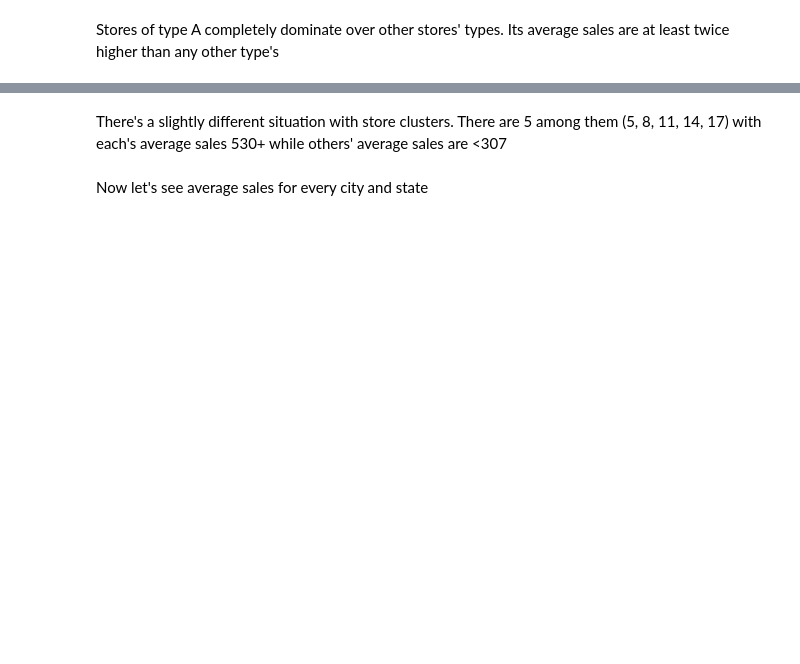
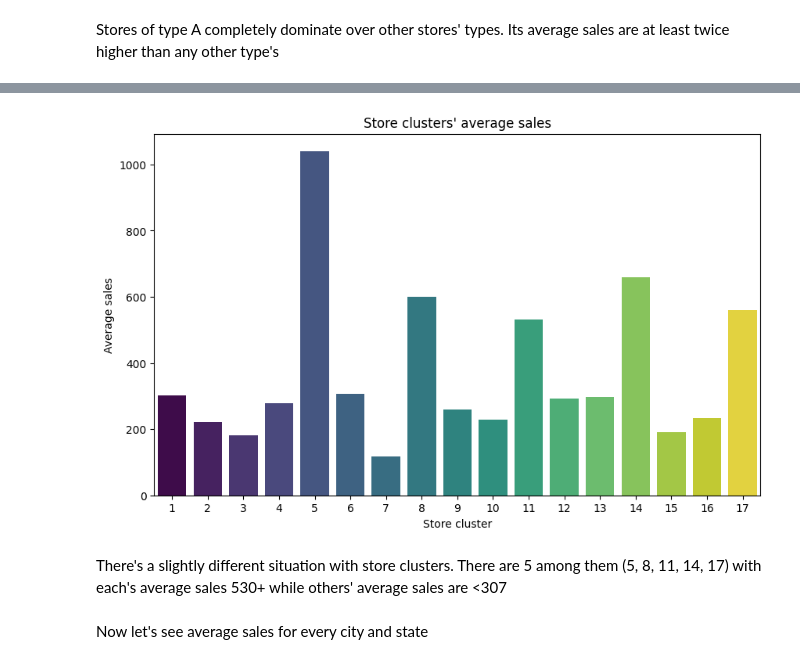
Before and after one commit to StanislavYatsevich/Store_Sales, a Jupyter notebook: notebooks/EDA.ipynb, the cells around one changed output, grey strips where cells are left out. Cells and saved outputs as stored; diff of their text form; code cells hidden in the pictures; blank space fills up the shorter version.

```diff
--- a/notebooks/EDA.ipynb
+++ b/notebooks/EDA.ipynb
@@ -339,8 +343,11 @@ Stores of type A completely dominate over other stores' types. Its average sales
 # %%
 store_cluster_sales_summary = train_data.groupby('store_cluster')['item_sales'].mean().reset_index()
 
-fig = px.bar(store_cluster_sales_summary, x='store_cluster', y='item_sales',
-             labels={'store_cluster': 'Store cluster', 'item_sales': 'Average sales'},
-             title="Store clusters' average sales")
-fig.show()
+plt.figure(figsize=(10, 6))
+sns.barplot(data=store_cluster_sales_summary, x='store_cluster', y='item_sales', hue='store_cluster', dodge=False, palette='viridis', legend=False)
+plt.xlabel('Store cluster')
+plt.ylabel('Average sales')
+plt.title("Store clusters' average sales")
+plt.xticks()
+plt.show()
 # %% [output]
@@ -348,3 +354,4 @@ fig.show()
+[figure, added]
 # %% [markdown]
 There's a slightly different situation with store clusters. There are 5 among them (5, 8, 11, 14, 17) with each's average sales 530+ while others' average sales are <307
 # %% [markdown]
```
Also changed, not shown: parts of 13 cells of this notebook, 2 other files.
